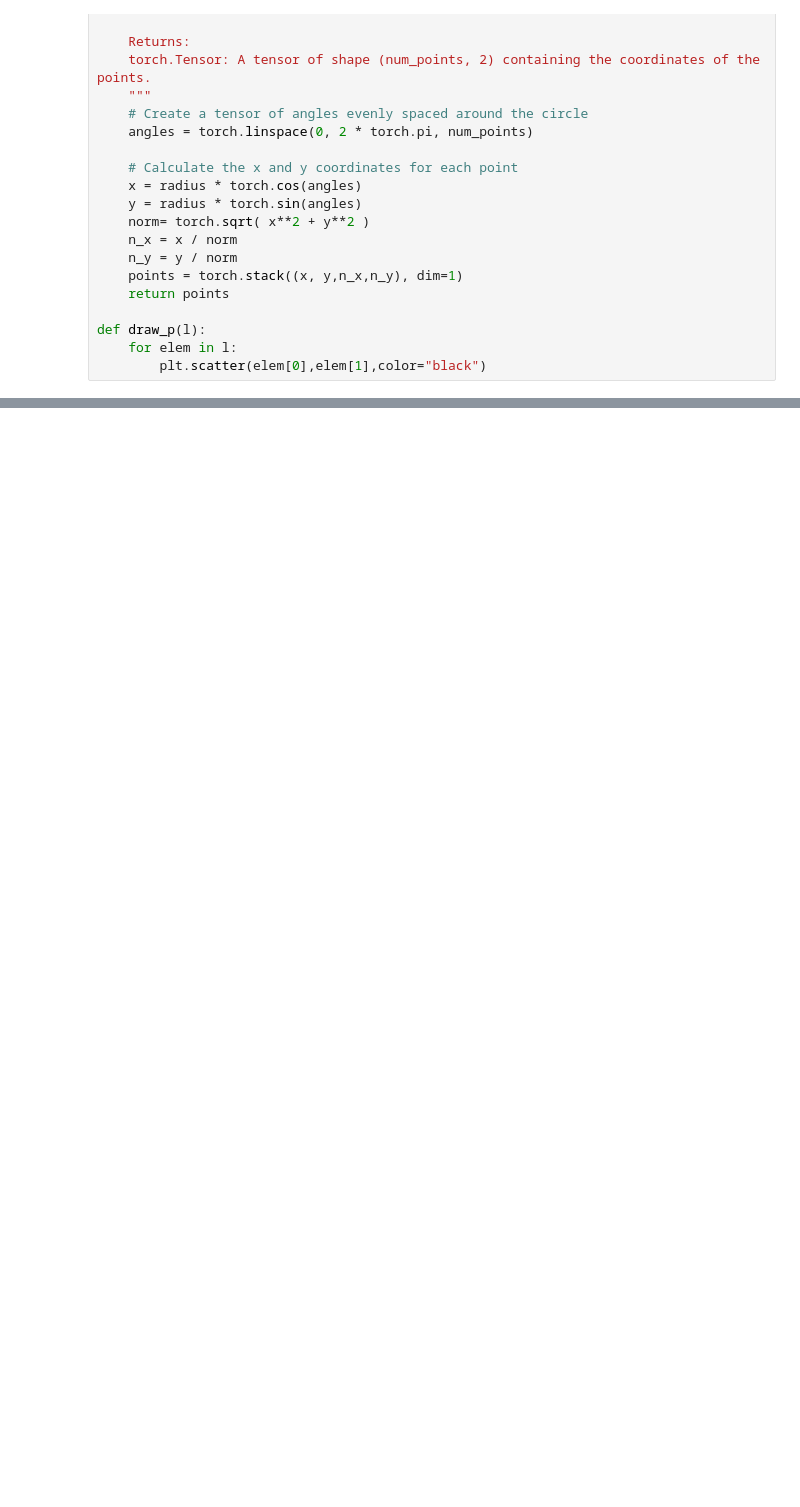
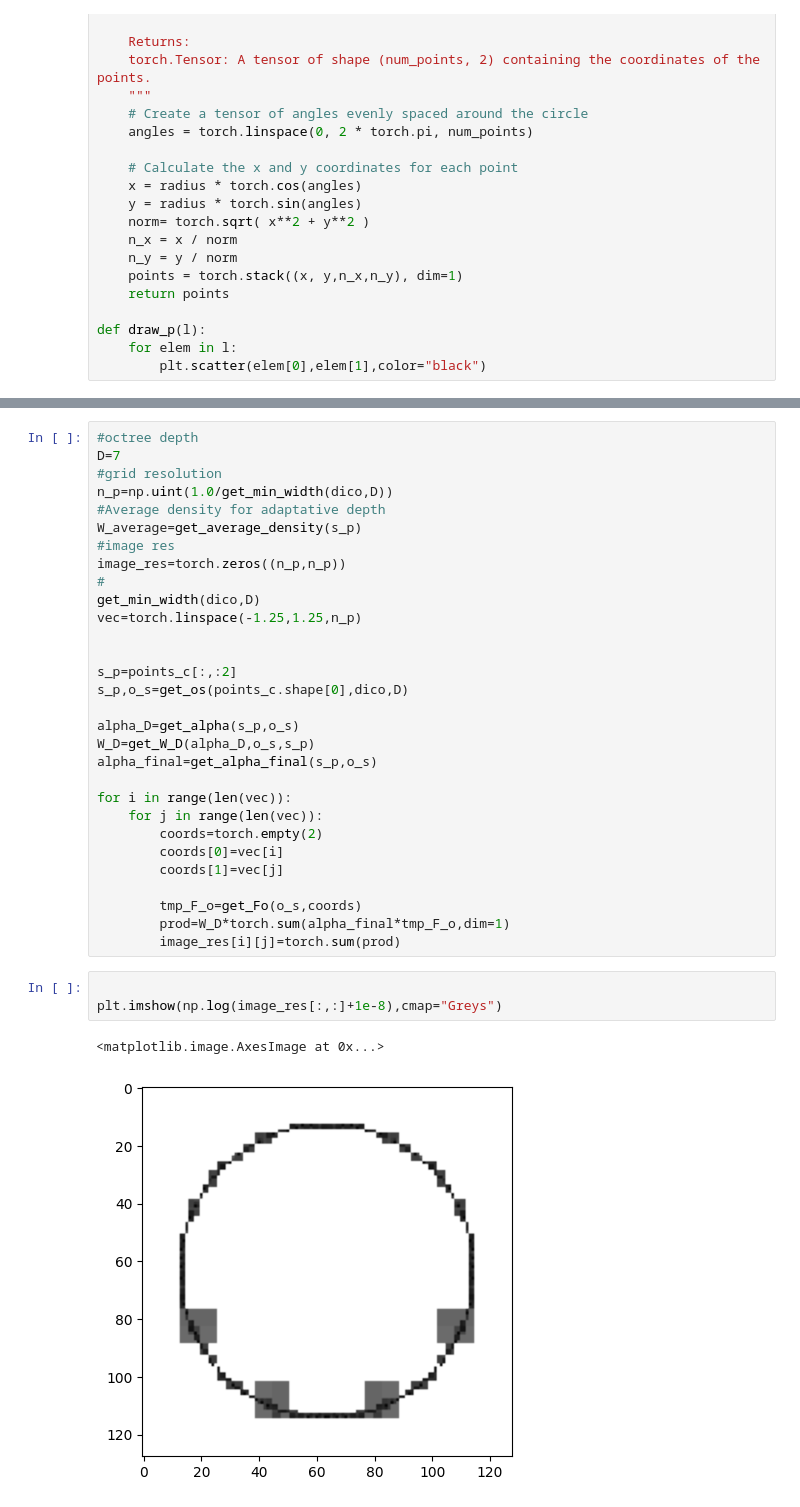
Before and after one commit to HugoRdet/Python_Poisson_Surface_Reconstruction, a Jupyter notebook: poisson.ipynb, the cells around one changed output, grey strips where cells are left out. Cells and saved outputs as stored; diff of their text form; blank space fills up the shorter version.

```diff
--- a/poisson.ipynb
+++ b/poisson.ipynb
@@ -204,0 +288,36 @@ def gradient_field_approx(q,dico):
+# %%
+#octree depth
+D=7
+#grid resolution
+n_p=np.uint(1.0/get_min_width(dico,D))
+#Average density for adaptative depth
+W_average=get_average_density(s_p)
+#image res
+image_res=torch.zeros((n_p,n_p))
+#
+get_min_width(dico,D)
+vec=torch.linspace(-1.25,1.25,n_p)
+
+
+s_p=points_c[:,:2]
+s_p,o_s=get_os(points_c.shape[0],dico,D)
+
+alpha_D=get_alpha(s_p,o_s)
+W_D=get_W_D(alpha_D,o_s,s_p)
+alpha_final=get_alpha_final(s_p,o_s)
+
+for i in range(len(vec)):
+    for j in range(len(vec)):
+        coords=torch.empty(2)
+        coords[0]=vec[i]
+        coords[1]=vec[j]
+
+        tmp_F_o=get_Fo(o_s,coords)
+        prod=W_D*torch.sum(alpha_final*tmp_F_o,dim=1)
+        image_res[i][j]=torch.sum(prod)
+# %%
+
+plt.imshow(np.log(image_res[:,:]+1e-8),cmap="Greys")
+# %% [output]
+<matplotlib.image.AxesImage at 0x...>
+[figure, added]
```
Also changed, not shown: parts of 14 cells of this notebook, 6 other files.
